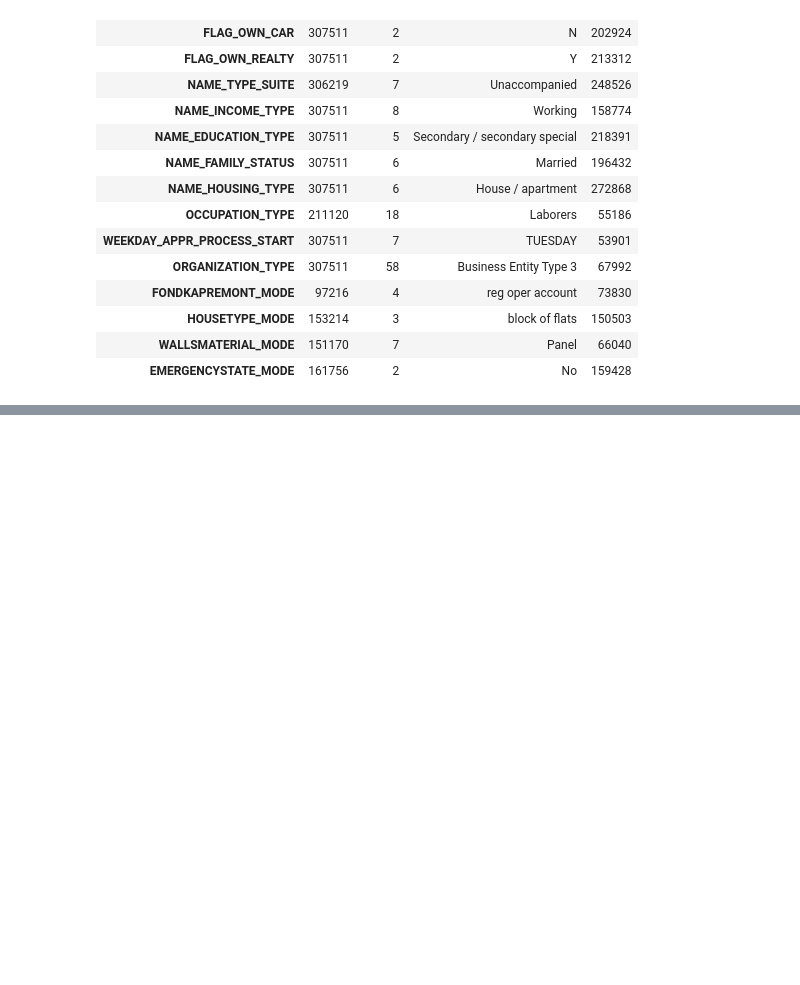
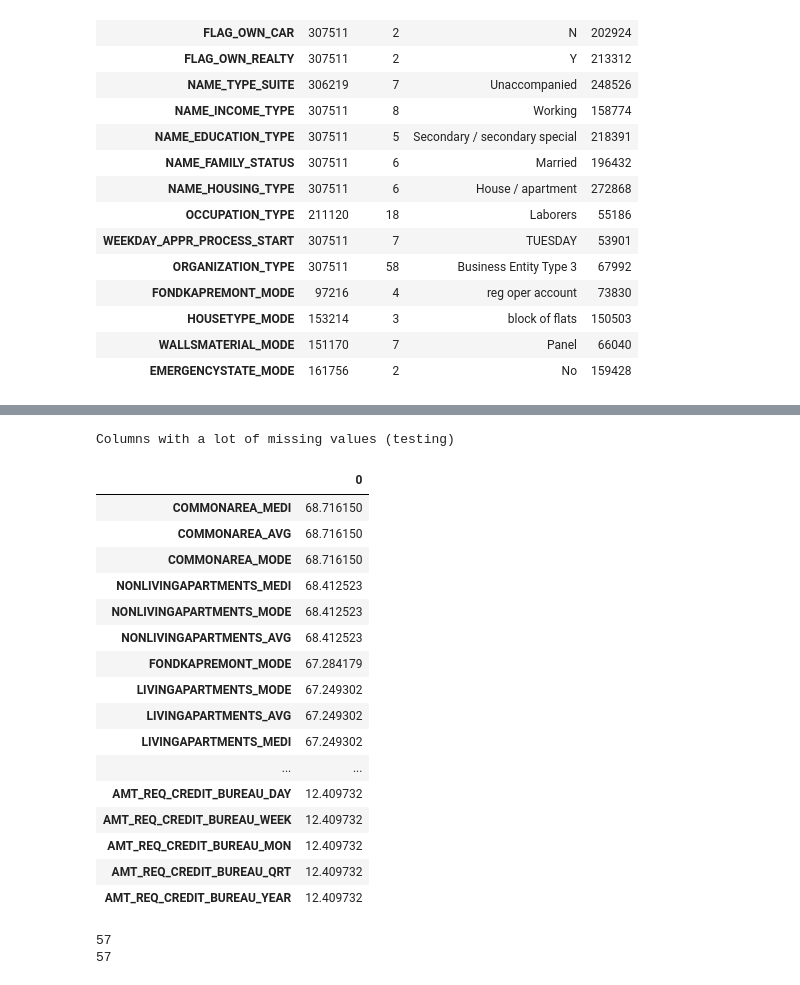
Before and after one commit to huanrafa/ProjectPracticing, a Jupyter notebook: 2023_11(2) Home Credit Default Risk/HomeCredit.ipynb, the cells around one changed output, grey strips where cells are left out. Saved outputs shown, nothing was run; the diff lists cells and outputs as text; code cells hidden in the pictures; blank space fills up the shorter version.

```diff
--- a/2023_11(2) Home Credit Default Risk/HomeCredit.ipynb
+++ b/2023_11(2) Home Credit Default Risk/HomeCredit.ipynb
@@ -425,0 +479,32 @@ Categorical statistic summary (training)
+# %%
+null_count_tst = testing.isnull().sum().to_frame() / testing.shape[0] * 100
+large_null_tst = null_count_tst[null_count_tst.values >= 5].sort_values(by=0, ascending=False)
+scroll_large_null_tst = create_scrollable_table(large_null_tst, 'large_null', 'Columns with a lot of missing values (testing)')
+display(HTML(scroll_large_null_tst))
+# %% [output]
+Columns with a lot of missing values (testing)
+|  | 0 |
+| COMMONAREA_MEDI | 68.716150 |
+| COMMONAREA_AVG | 68.716150 |
+| COMMONAREA_MODE | 68.716150 |
+| NONLIVINGAPARTMENTS_MEDI | 68.412523 |
+| NONLIVINGAPARTMENTS_MODE | 68.412523 |
+| NONLIVINGAPARTMENTS_AVG | 68.412523 |
+| FONDKAPREMONT_MODE | 67.284179 |
+| LIVINGAPARTMENTS_MODE | 67.249302 |
+| LIVINGAPARTMENTS_AVG | 67.249302 |
+| LIVINGAPARTMENTS_MEDI | 67.249302 |
+| ... | ... |
+| AMT_REQ_CREDIT_BUREAU_DAY | 12.409732 |
+| AMT_REQ_CREDIT_BUREAU_WEEK | 12.409732 |
+| AMT_REQ_CREDIT_BUREAU_MON | 12.409732 |
+| AMT_REQ_CREDIT_BUREAU_QRT | 12.409732 |
+| AMT_REQ_CREDIT_BUREAU_YEAR | 12.409732 |
+# %%
+print(len(large_null_trn))
+print(len(large_null_tst))
+
+# Both training and testing have the same number of columns with lots of missing values
+# %% [output]
+57
+57
```
Also changed, not shown: parts of 15 cells of this notebook.
